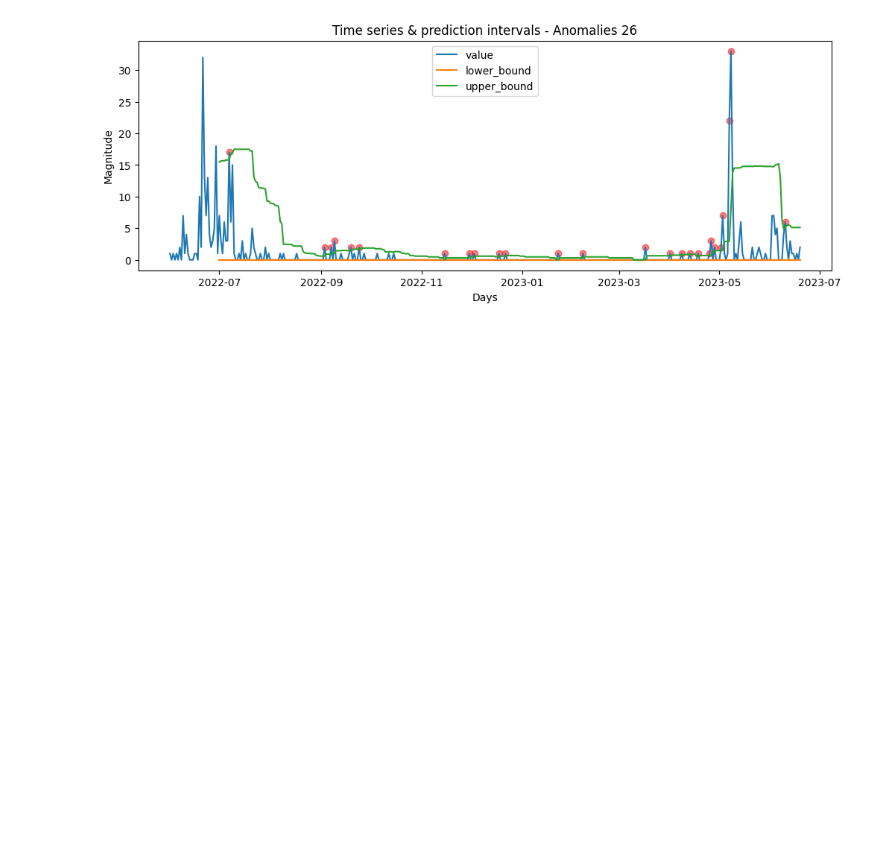
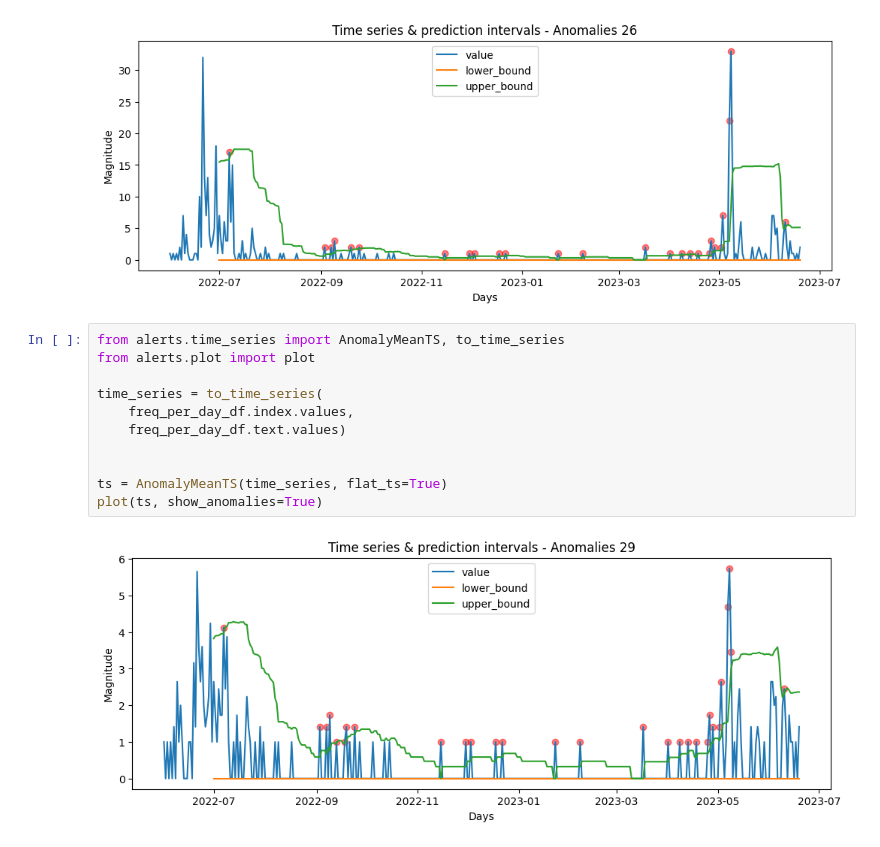
Before and after one commit to thesocialcoin/ds-Alerts, a Jupyter notebook: notebooks/congo.ipynb, the cells around one changed output. Cells and saved outputs as stored; diff of their text form; blank space fills up the shorter version.

```diff
--- a/notebooks/congo.ipynb
+++ b/notebooks/congo.ipynb
@@ -76,4 +76,17 @@ ts = AnomalyMeanTS(time_series)
 plot(ts, show_anomalies=True)
 # %% [output]
 [figure]
+# %%
+from alerts.time_series import AnomalyMeanTS, to_time_series
+from alerts.plot import plot
+
+time_series = to_time_series(
+    freq_per_day_df.index.values,
+    freq_per_day_df.text.values)
+
+
+ts = AnomalyMeanTS(time_series, flat_ts=True)
+plot(ts, show_anomalies=True)
+# %% [output]
+[figure, added]
 # %%
```
Also changed, not shown: parts of 3 cells of this notebook, 2 other files.
